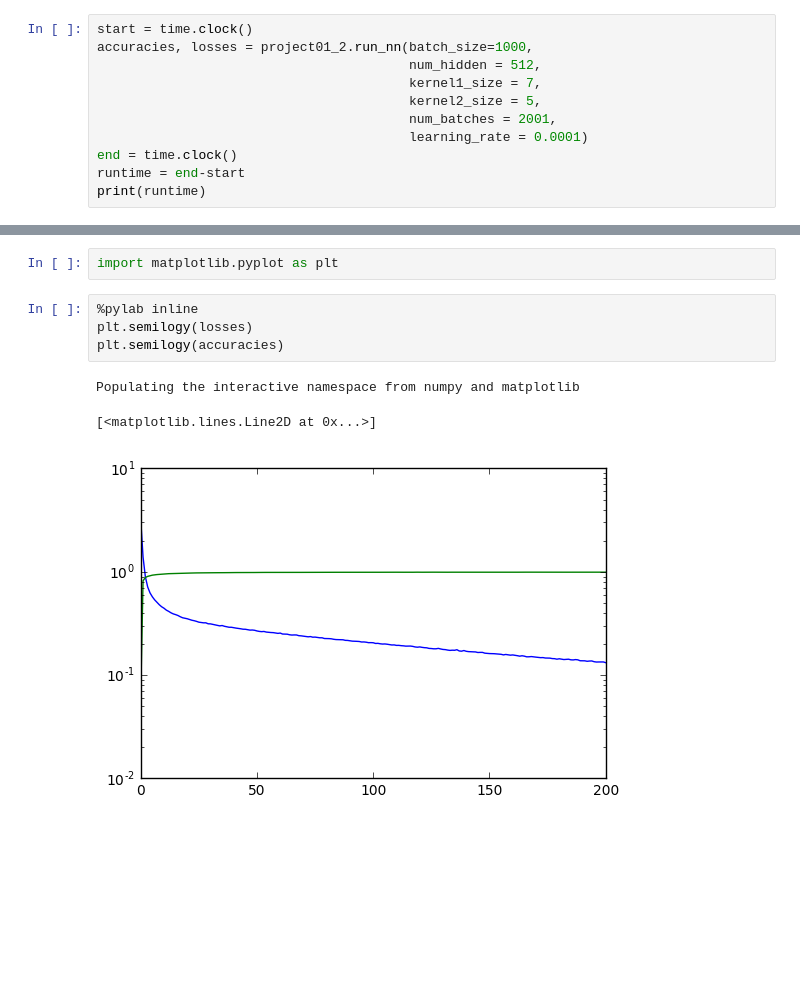
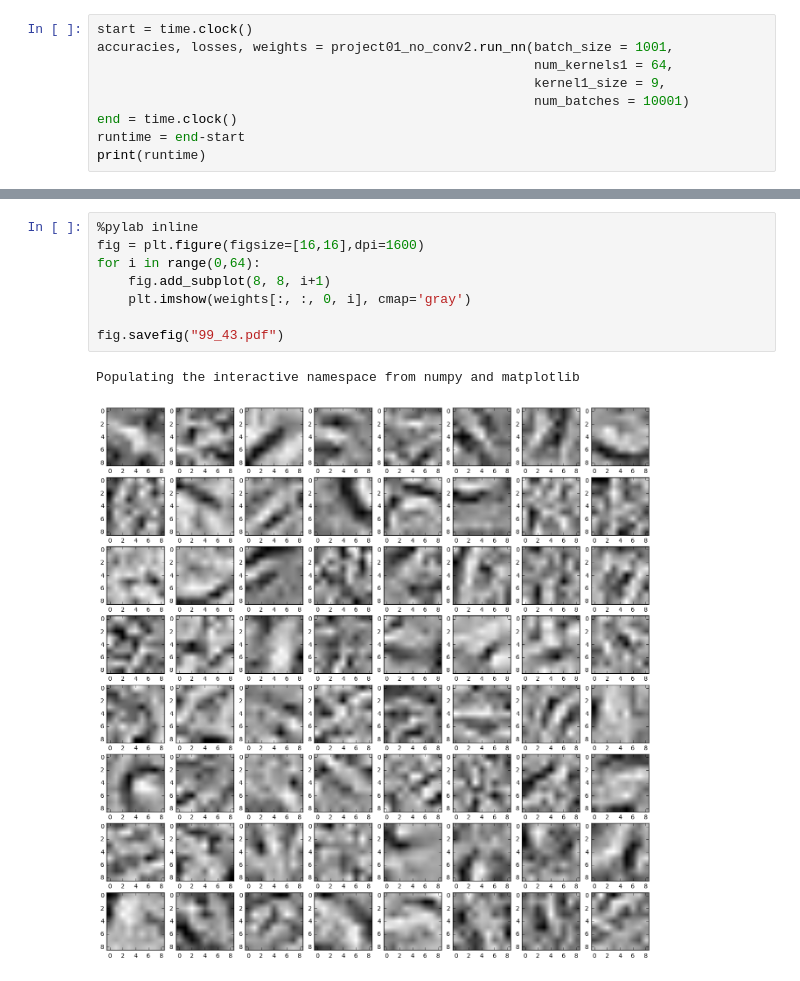
Before and after one commit to 99991/DeepLearningProjects, a Jupyter notebook: projects/testruns.ipynb, the cells around one changed output, grey strips where cells are left out. Saved outputs shown, nothing was run; the diff lists cells and outputs as text; blank space fills up the shorter version.

```diff
--- a/projects/testruns.ipynb
+++ b/projects/testruns.ipynb
@@ -3,12 +4,10 @@ import project01_2
 import time
 # %%
 start = time.clock()
-accuracies, losses = project01_2.run_nn(batch_size=1000,
-                                        num_hidden = 512,
-                                        kernel1_size = 7,
-                                        kernel2_size = 5,
-                                        num_batches = 2001,
-                                        learning_rate = 0.0001)
+accuracies, losses, weights = project01_no_conv2.run_nn(batch_size = 1001,
+                                                        num_kernels1 = 64,
+                                                        kernel1_size = 9,
+                                                        num_batches = 10001)
 end = time.clock()
 runtime = end-start
 print(runtime)
@@ -33,10 +32,11 @@ batch  2000, accuracy 0.982200, loss 0.292505
-# %%
-import matplotlib.pyplot as plt
-# %%
-%pylab inline
-plt.semilogy(losses)
-plt.semilogy(accuracies)
-# %% [output]
-Populating the interactive namespace from numpy and matplotlib
-[<matplotlib.lines.Line2D at 0x...>]
-[figure, removed]
+# %%
+%pylab inline
+fig = plt.figure(figsize=[16,16],dpi=1600)
+for i in range(0,64):
+    fig.add_subplot(8, 8, i+1)
+    plt.imshow(weights[:, :, 0, i], cmap='gray')
+
+fig.savefig("99_43.pdf")
+# %% [output]
+Populating the interactive namespace from numpy and matplotlib
+[figure, added]
```
Also changed, not shown: parts of 3 cells of this notebook, 4 other files.
